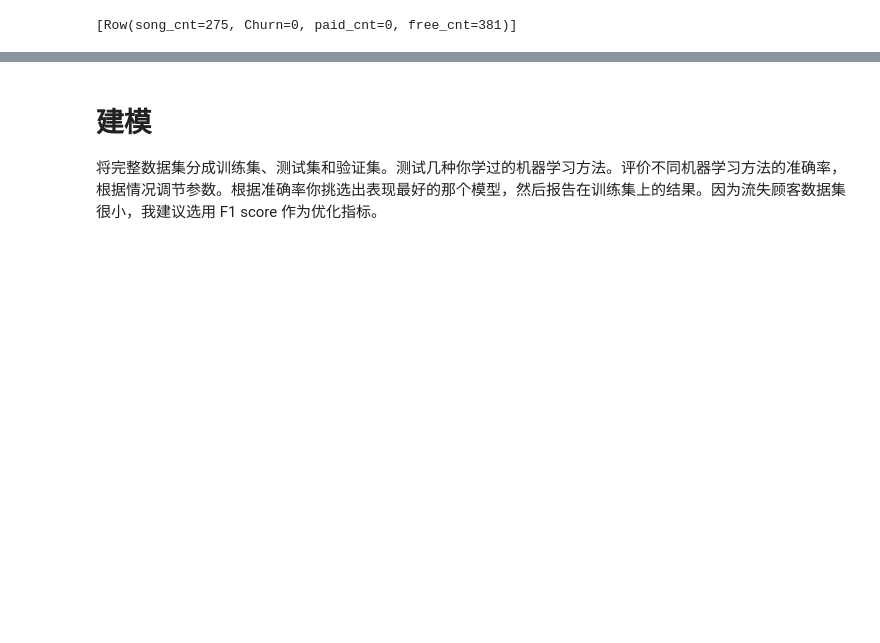
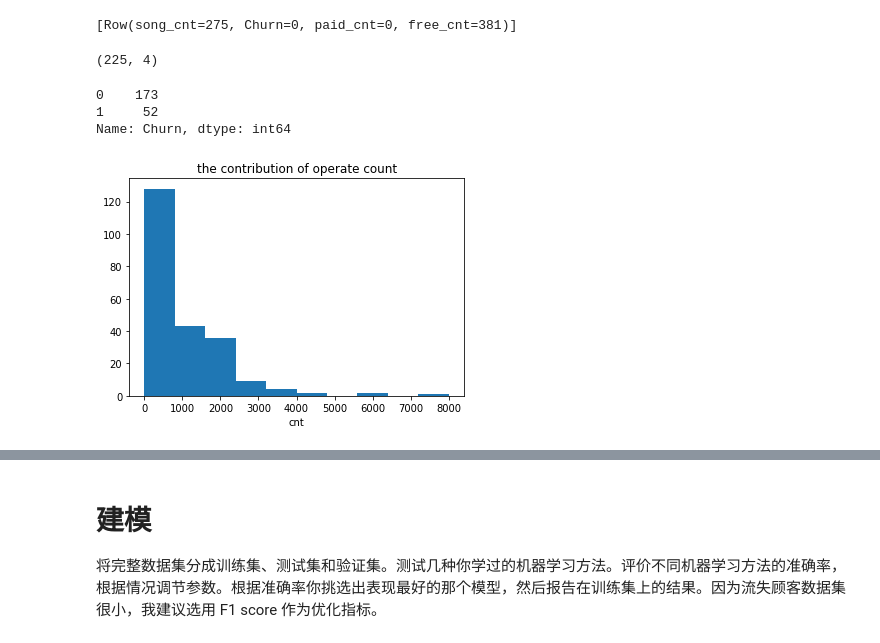
Before and after one commit to zhaoluyuanxi/Sparky-project, a Jupyter notebook: Sparkify-zh.ipynb, the cells around one changed output, grey strips where cells are left out. Saved outputs shown, nothing was run; the diff lists cells and outputs as text; code cells hidden in the pictures; blank space fills up the shorter version.

```diff
--- a/Sparkify-zh.ipynb
+++ b/Sparkify-zh.ipynb
@@ -171,3 +174,25 @@ df_user = df_user.drop('userID')
 df_user.take(1)
 # %% [output]
 [Row(song_cnt=275, Churn=0, paid_cnt=0, free_cnt=381)]
+# %%
+df_user_pd = df_user.toPandas()
+# %%
+df_user_pd.shape
+# %% [output]
+(225, 4)
+# %%
+df_user_pd['Churn'].value_counts()
+# %% [output]
+0    173
+1     52
+Name: Churn, dtype: int64
+# %%
+plt.hist(df_user_pd['song_cnt'])#alpha设置透明度，0为完全透明
+
+plt.xlabel('cnt')
+plt.title('the contribution of operate count')
+#plt.xlim(0,100)#设置x轴分布范围
+
+plt.show()
+# %% [output]
+[figure, added]
```
Also changed, not shown: parts of 25 cells of this notebook, 1 other file.
